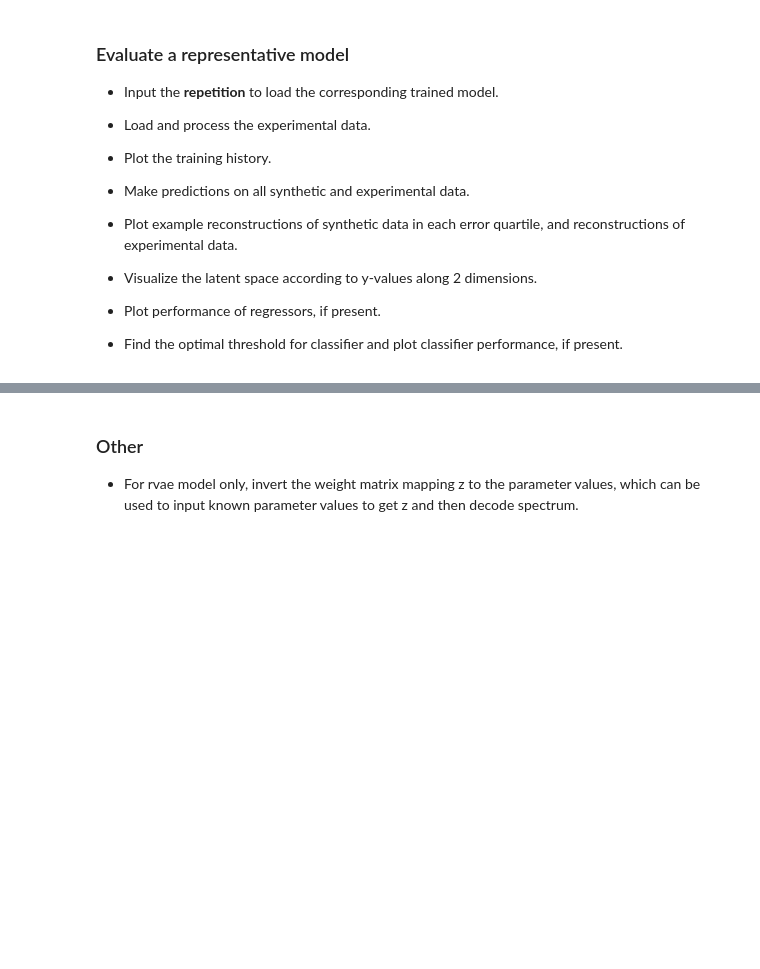
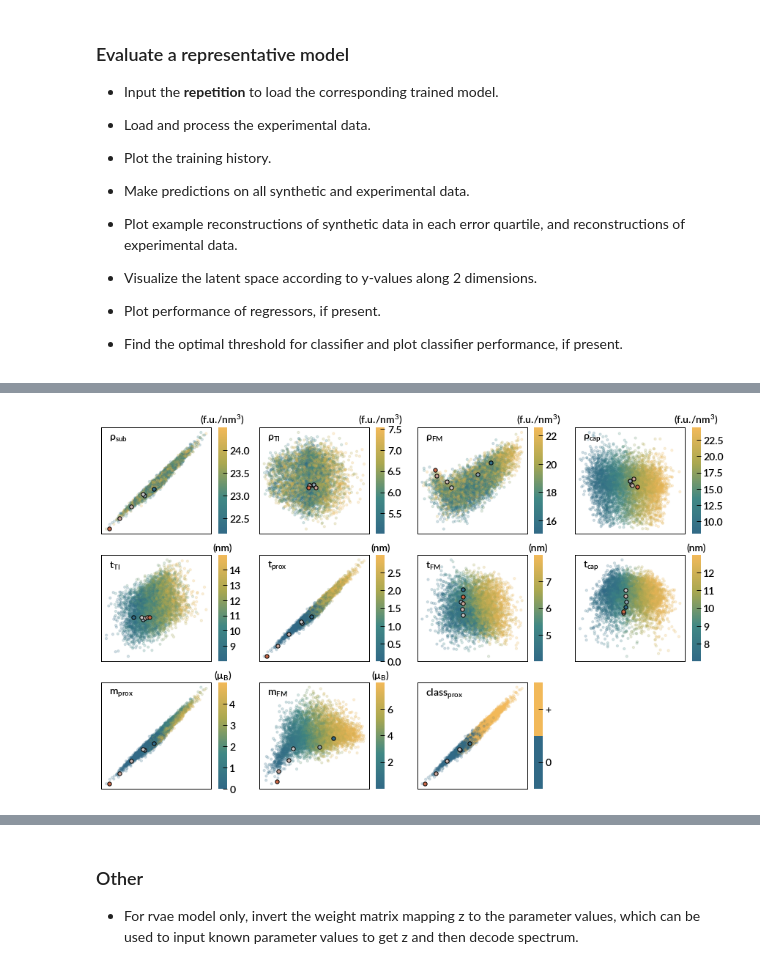
Before and after one commit to ninarina12/ML_PNR, a Jupyter notebook: pnr_vae.ipynb, the cells around one changed output, grey strips where cells are left out. Drawn from its saved outputs; the diff is of its cells as text; code cells hidden in the pictures; blank space fills up the shorter version.

```diff
--- a/pnr_vae.ipynb
+++ b/pnr_vae.ipynb
@@ -294,5 +324,7 @@ plot_decoded_exp(image_dir, np.stack(df_exp['x_pred'].values), exp_names, q, x_m
 # %%
-# visualize separability of latent space (training)
-plot_latent_representation(image_dir, np.stack(df.loc[df['set']=='train', 'z'].values),
-                           np.stack(df.loc[df['set']=='train', 'y_true'].values),
-                           y_ids, y_labels, y_units, 'encoded_train', np.stack(df_exp['z'].values), exp_names)
+# visualize separability of latent space
+plot_latent_representation(image_dir, np.stack(df.loc[df['set']=='test', 'z'].values),
+                           np.stack(df.loc[df['set']=='test', 'y_true'].values),
+                           y_ids, y_labels, y_units, 'encoded_test', np.stack(df_exp['z'].values), exp_names)
+# %% [output]
+[figure, added]
```
Also changed, not shown: parts of 14 cells of this notebook, 4 other files.
